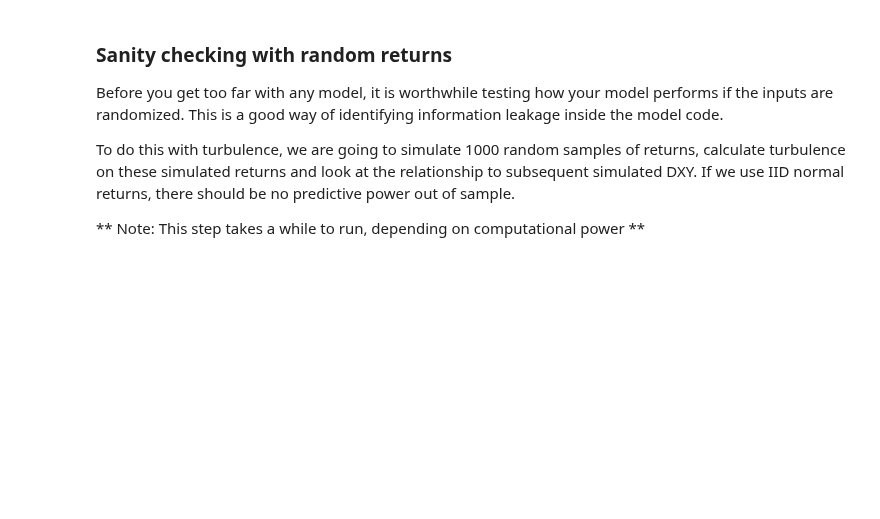
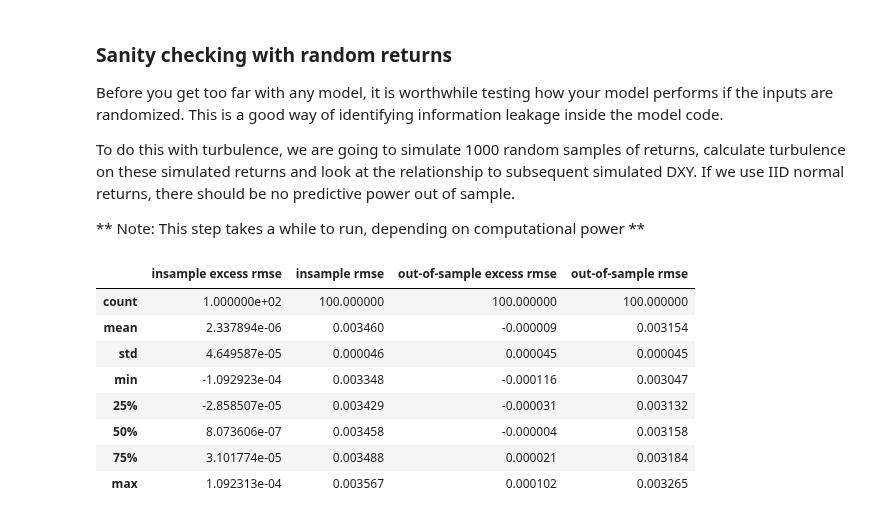
Before and after one commit to fintechsteve/modeling-volatility, a Jupyter notebook: Part_04b_Creating_Turbulence_Model.ipynb, the cells around one changed output. Saved outputs shown, nothing was run; the diff lists cells and outputs as text; code cells hidden in the pictures; blank space fills up the shorter version.

```diff
--- a/Part_04b_Creating_Turbulence_Model.ipynb
+++ b/Part_04b_Creating_Turbulence_Model.ipynb
@@ -400,3 +428,15 @@ def random_turbulence_models_by_seed(rets,framework_params, seed):
 # random_turbulence_models_by_seed(returns,framework_params, 1)
 
 rand_perf = pd.DataFrame(list(map(lambda x:random_turbulence_models_by_seed(returns, framework_params, x), range(0,100))))
+# %%
+rand_perf.describe()
+# %% [output]
+|  | insample excess rmse | insample rmse | out-of-sample excess rmse | out-of-sample rmse |
+| count | 1.000000e+02 | 100.000000 | 100.000000 | 100.000000 |
+| mean | 2.337894e-06 | 0.003460 | -0.000009 | 0.003154 |
+| std | 4.649587e-05 | 0.000046 | 0.000045 | 0.000045 |
+| min | -1.092923e-04 | 0.003348 | -0.000116 | 0.003047 |
+| 25% | -2.858507e-05 | 0.003429 | -0.000031 | 0.003132 |
+| 50% | 8.073606e-07 | 0.003458 | -0.000004 | 0.003158 |
+| 75% | 3.101774e-05 | 0.003488 | 0.000021 | 0.003184 |
+| max | 1.092313e-04 | 0.003567 | 0.000102 | 0.003265 |
```
Also changed, not shown: parts of 7 cells of this notebook, 1 other file.
